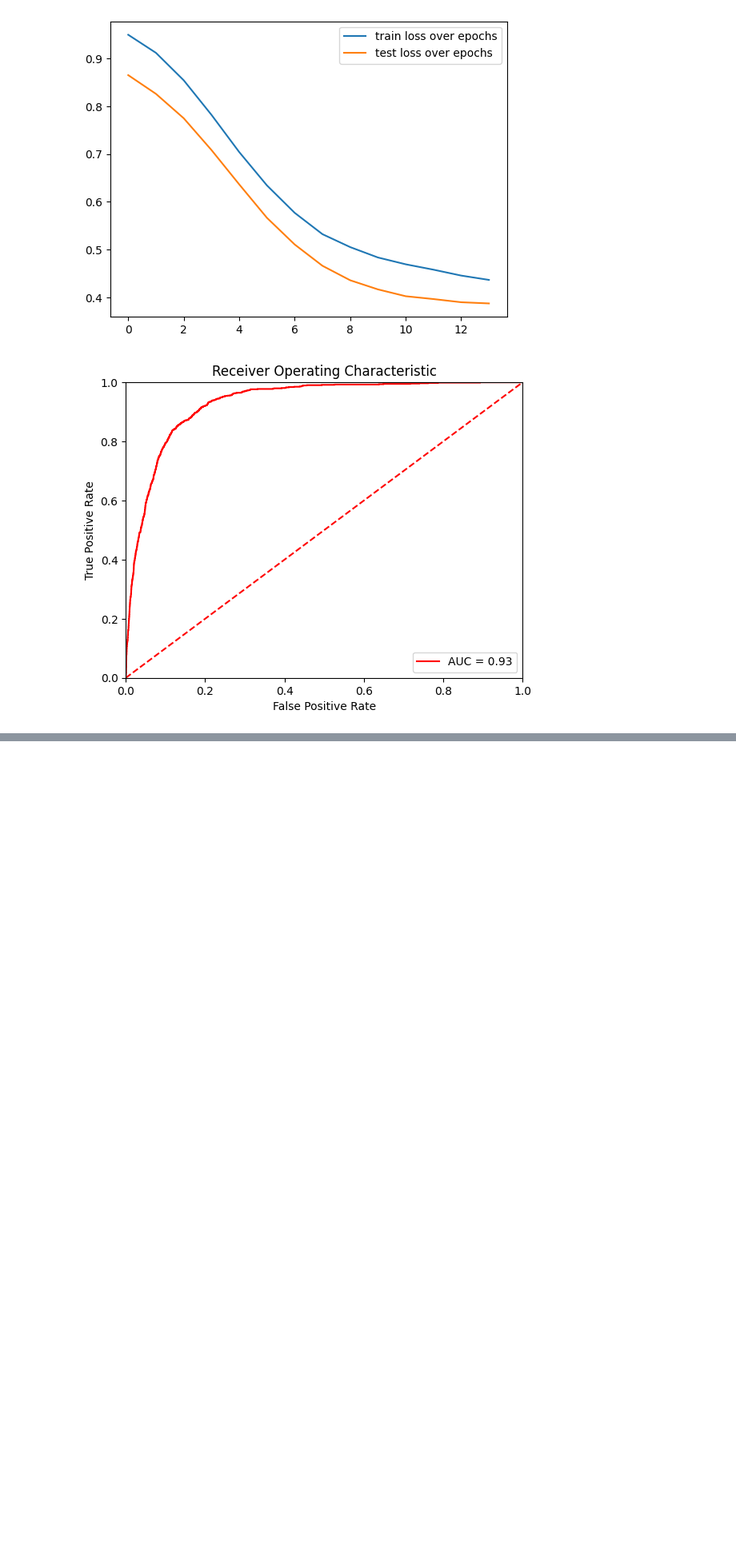
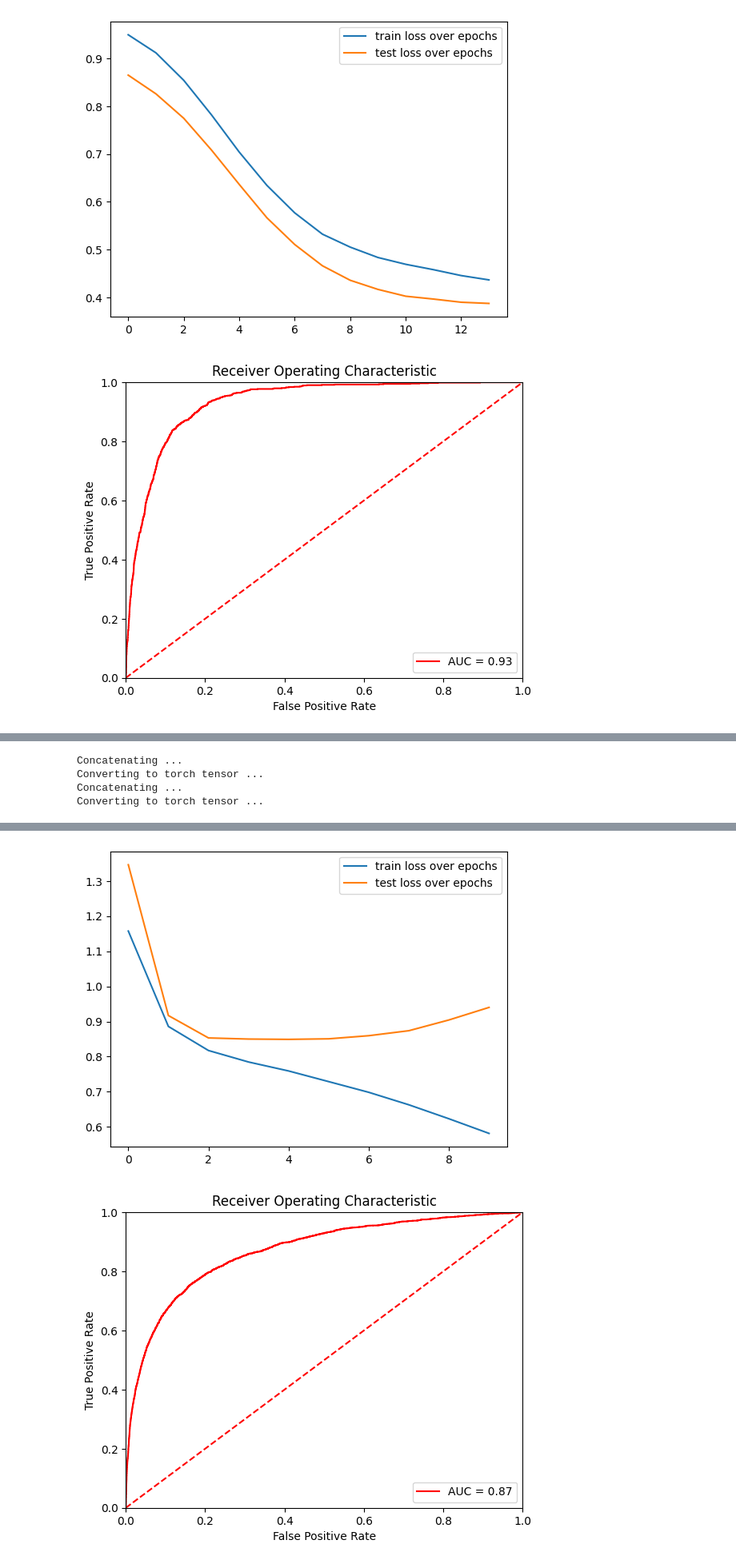
Before and after one commit to skrhakv/cryptic-finetuning, a Jupyter notebook: src/models/baseline-nn.ipynb, the cells around one changed output, grey strips where cells are left out. Shown: that part at 80% size. Cells and saved outputs as stored; diff of their text form; code cells hidden in the pictures; blank space fills up the shorter version.

Commit message:
remove non-cryptic binding residues from the dataset

```diff
--- a/src/models/baseline-nn.ipynb
+++ b/src/models/baseline-nn.ipynb
@@ -778,0 +849,20 @@ Epoch: 13 | Loss: 0.44166, Accuracy: 90.17% | Test loss: 0.38731, AUC: 0.9306412
+# %%
+Xs_train_apo, Ys_train_apo = process_sequence_dataset_without_noncryptic_residues(f'/home/skrhakv/cryptic-nn/data/cryptobench/train.txt', '/home/skrhakv/cryptic-nn/data/non-cryptic-cryptobench/noncryptic-annotations.txt', [ESM_EMBEDDINGS_PATH])
+train_dataset_apo = SequenceCryptoBenchDataset(Xs_train_apo, Ys_train_apo)
+
+Xs_test_apo, Ys_test_apo = process_sequence_dataset_without_noncryptic_residues(f'/home/skrhakv/cryptic-nn/data/cryptobench/test.txt', '/home/skrhakv/cryptic-nn/data/non-cryptic-cryptobench/noncryptic-annotations.txt', [ESM_EMBEDDINGS_PATH])
+test_dataset_apo = SequenceCryptoBenchDataset(Xs_test_apo, Ys_test_apo)
+# %% [output]
+Concatenating ...
+Converting to torch tensor ...
+Concatenating ...
+Converting to torch tensor ...
+# %%
+model_3 = CryptoBenchClassifier().to(device)
+optimizer = torch.optim.AdamW(params=model_3.parameters(),
+                            lr=0.0001)
+
+
+fpr_3, tpr_3, roc_auc_3 = train(model_3, optimizer, epochs=10, batch_size=2048,
+      train_dataset=train_dataset_apo, test_dataset=test_dataset_apo)
+# %% [output]
@@ -778,0 +880,2 @@ Epoch: 13 | Loss: 0.44166, Accuracy: 90.17% | Test loss: 0.38731, AUC: 0.9306412
+[figure, added]
+[figure, added]
```
Also changed, not shown: parts of 7 cells of this notebook.
